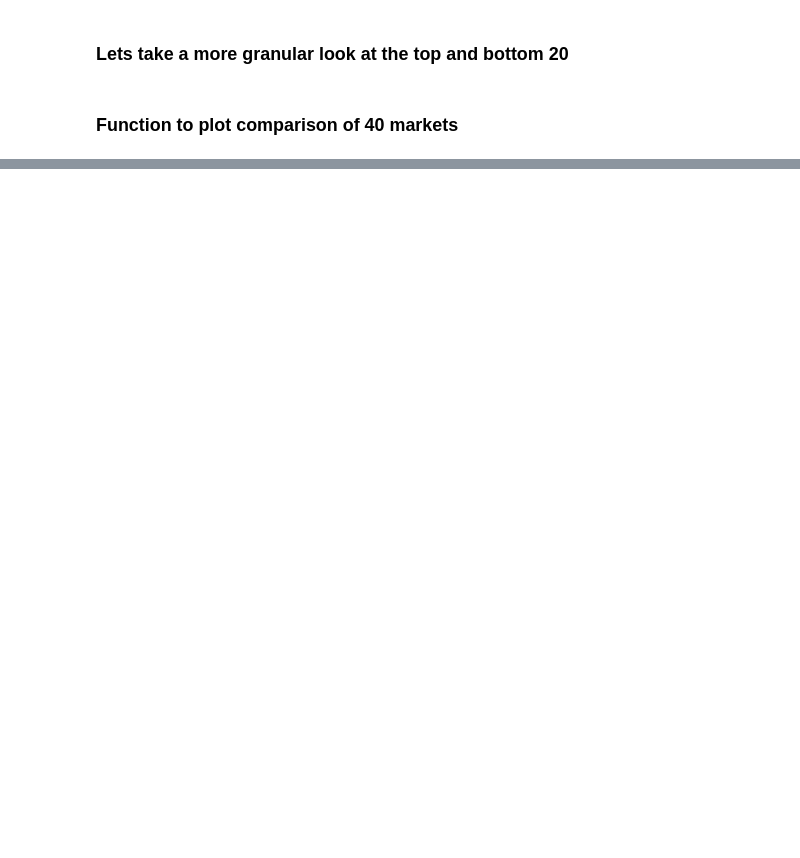
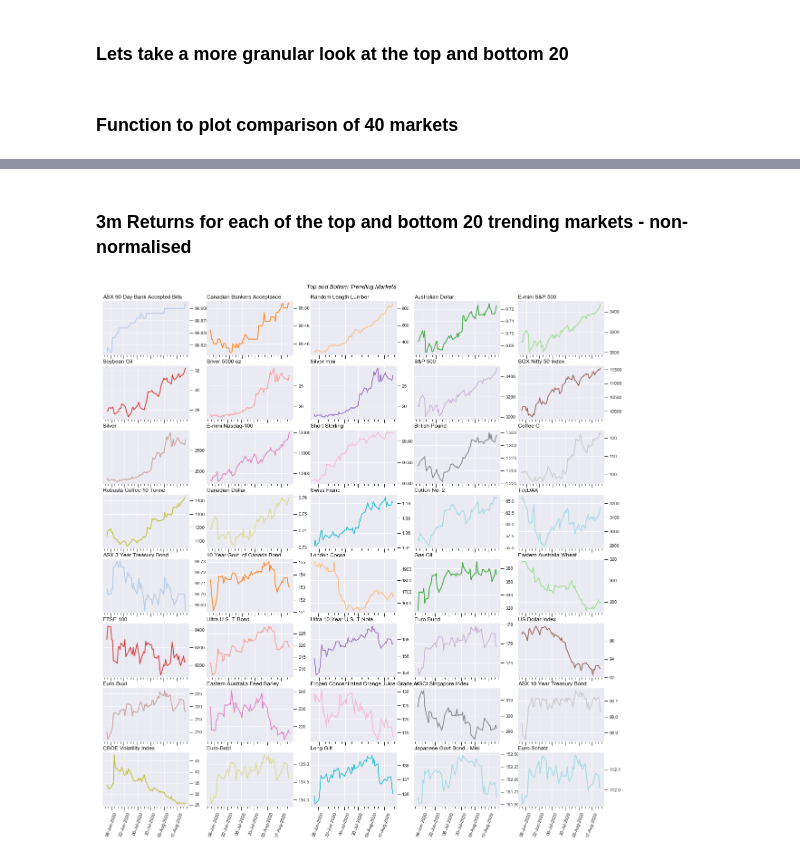
Before and after one commit to GBERESEARCH/trendvisualizer, a Jupyter notebook: notebooks/Commodity Trend Barometer - Walkthrough.ipynb, the cells around one changed output, grey strips where cells are left out. Cells and saved outputs as stored; diff of their text form; code cells hidden in the pictures; blank space fills up the shorter version.

```diff
--- a/notebooks/Commodity Trend Barometer - Walkthrough.ipynb
+++ b/notebooks/Commodity Trend Barometer - Walkthrough.ipynb
@@ -578 +580,7 @@ market_chart(ticker_dict, ticker_short_name_dict, data_list, 60, True)
+# %% [markdown]
+### 3m Returns for each of the top and bottom 20 trending markets - non-normalised
+# %%
+market_chart(ticker_dict, ticker_short_name_dict, data_list, 60, False)
+# %% [output]
+[figure, added]
 # %% [markdown]
```
Also changed, not shown: parts of 15 cells of this notebook, 1 other file.
